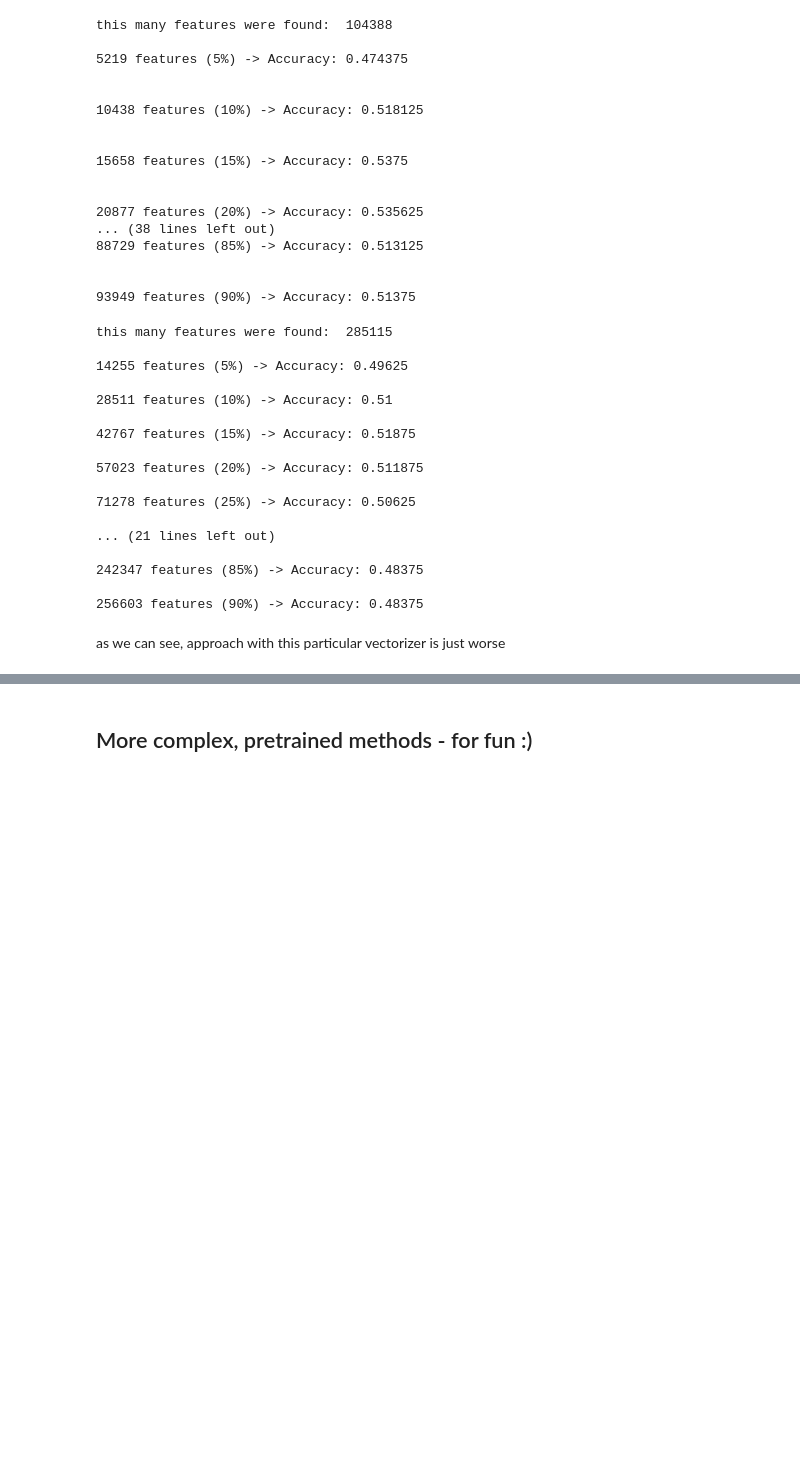
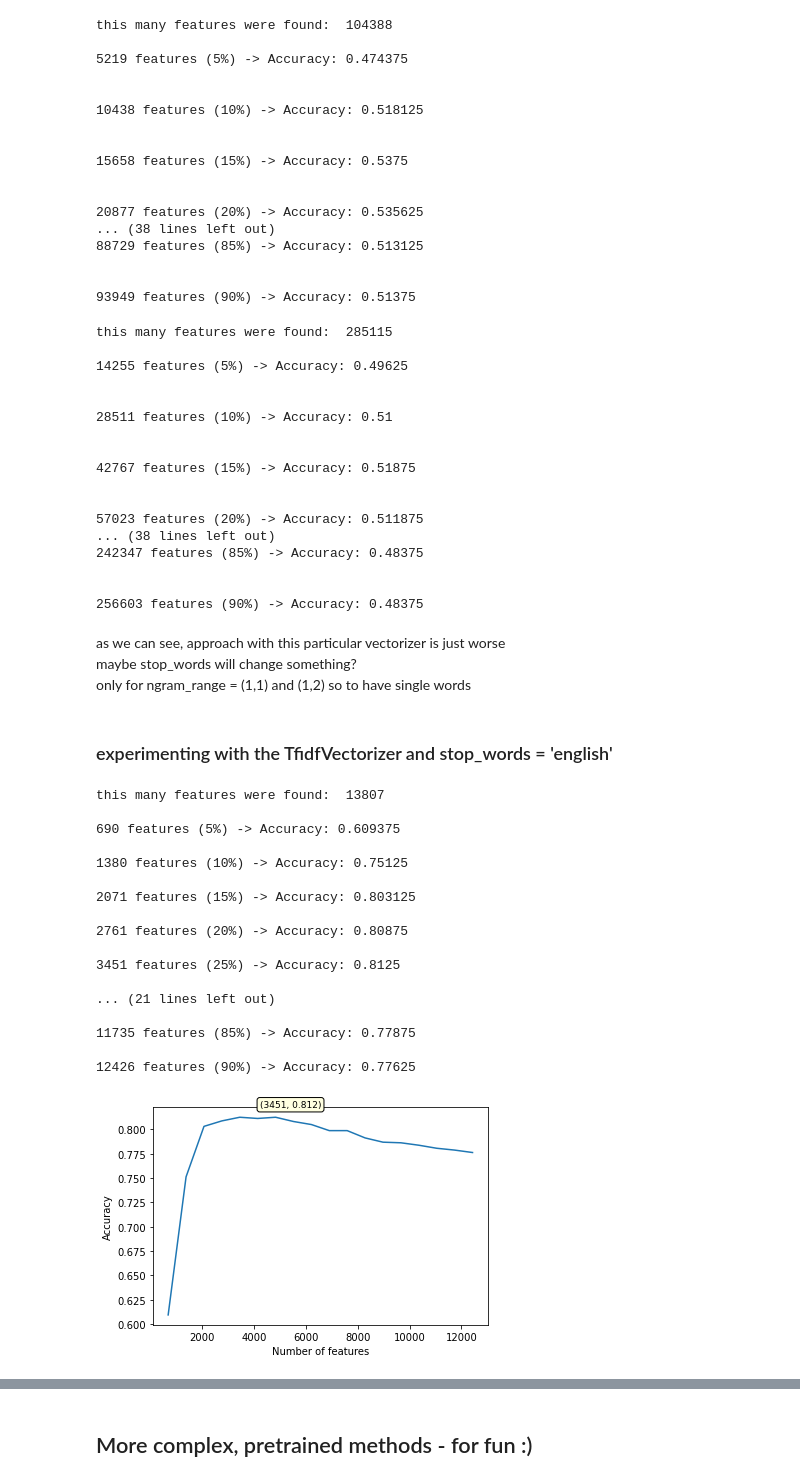
Before and after one commit to michalwietecki/text-emotion-classification, a Jupyter notebook: classification.ipynb, the cells around one changed output, grey strips where cells are left out. Drawn from its saved outputs; the diff is of its cells as text; code cells hidden in the pictures; blank space fills up the shorter version.

Commit message:
stop words with TfidfVectorizer

```diff
--- a/classification.ipynb
+++ b/classification.ipynb
@@ -803,24 +803,49 @@ this many features were found:  104388
 
 93949 features (90%) -> Accuracy: 0.51375
 # %%
-vectorizer_ngram(2,3, TfidfVectorizer)
+[feature_number,accuracies] = vectorizer_ngram(2,3, TfidfVectorizer)
 # %% [output]
 this many features were found:  285115
 
 14255 features (5%) -> Accuracy: 0.49625
 
+
 28511 features (10%) -> Accuracy: 0.51
+
 
 42767 features (15%) -> Accuracy: 0.51875
 
+
 57023 features (20%) -> Accuracy: 0.511875
-
-71278 features (25%) -> Accuracy: 0.50625
-
-... (21 lines left out)
-
+... (38 lines left out)
 242347 features (85%) -> Accuracy: 0.48375
 
+
 256603 features (90%) -> Accuracy: 0.48375
 # %% [markdown]
-as we can see, approach with this particular vectorizer is just worse
+as we can see, approach with this particular vectorizer is just worse<br>
+maybe stop_words will change something? <br>only for ngram_range = (1,1) and (1,2) so to have single words
+# %% [markdown]
+### experimenting with the TfidfVectorizer and stop_words = 'english'
+# %%
+[feature_number,accuracies] = vectorizer_ngram_stopwords(1,1,TfidfVectorizer)
+plot_features_vs_accuracy(feature_number, accuracies)
+# %% [output]
+this many features were found:  13807
+
+690 features (5%) -> Accuracy: 0.609375
+
+1380 features (10%) -> Accuracy: 0.75125
+
+2071 features (15%) -> Accuracy: 0.803125
+
+2761 features (20%) -> Accuracy: 0.80875
+
+3451 features (25%) -> Accuracy: 0.8125
+
+... (21 lines left out)
+
+11735 features (85%) -> Accuracy: 0.77875
+
+12426 features (90%) -> Accuracy: 0.77625
+[figure, added]
```
Also changed, not shown: parts of 2 cells of this notebook.
